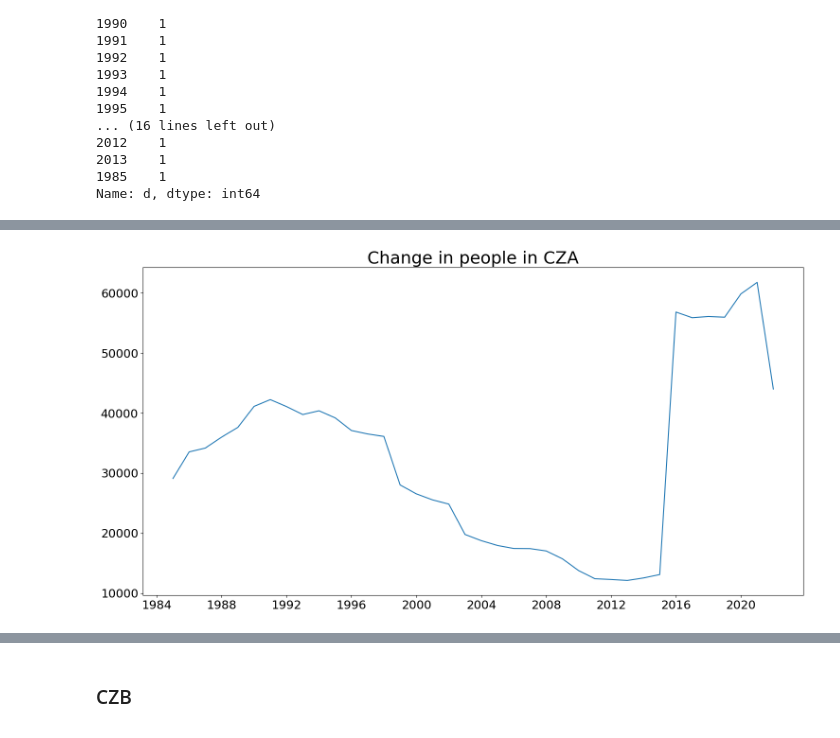
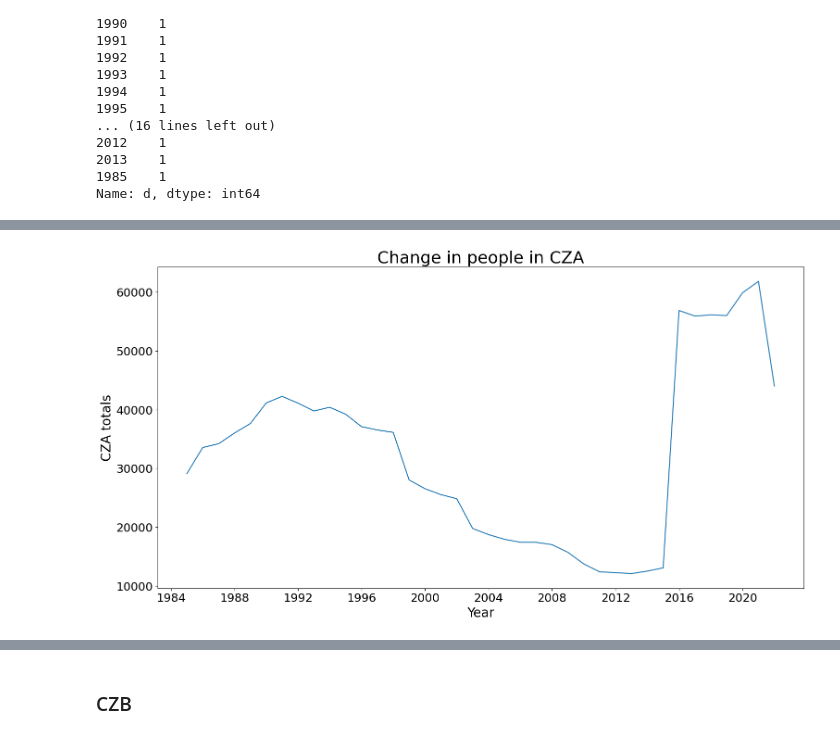
Before and after one commit to ritzba/chicago-crime-mental-health, a Jupyter notebook: code/Time_Series.ipynb, the cells around one changed output, grey strips where cells are left out. Cells and saved outputs as stored; diff of their text form; code cells hidden in the pictures.

```diff
--- a/code/Time_Series.ipynb
+++ b/code/Time_Series.ipynb
@@ -189,6 +199,6 @@ def plot_series(df, cols=None, title='Title', xlab=None, ylab=None):
     plt.xticks(fontsize=18)
     plt.yticks(fontsize=18);
 # %%
-plot_series(cza_ts, cols=['v_a'], title = 'Change in people in CZA')
+plot_series(cza_ts, cols=['v_a'], title = 'Change in people in CZA', xlab = 'Year', ylab = 'CZA totals')
 # %% [output]
-[figure, old version]
+[figure, new version]
```
Also changed, not shown: parts of 120 cells of this notebook, 13 other files.
